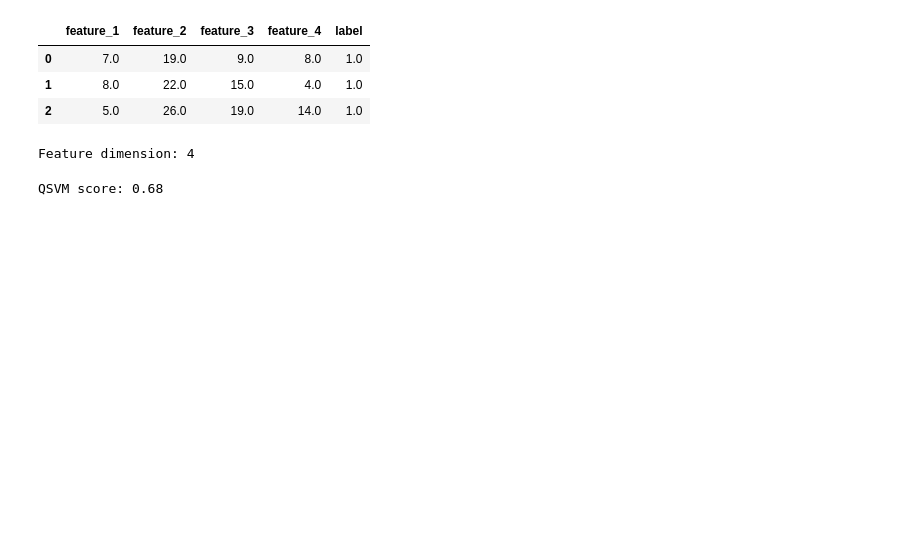
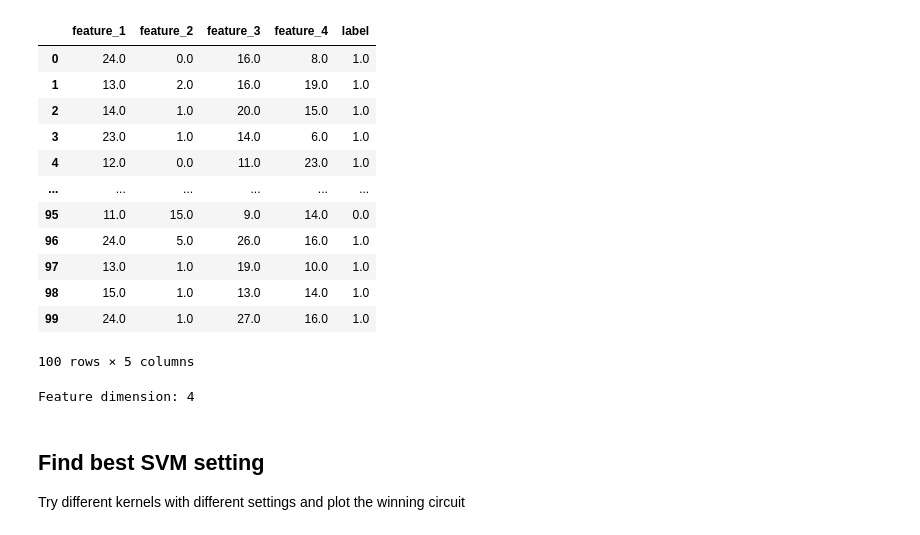
Before and after one commit to lukasbischof/qi-project, a Jupyter notebook: qsvm_vlds.ipynb, the cells around one changed output. Saved outputs shown, nothing was run; the diff lists cells and outputs as text; code cells hidden in the pictures; blank space fills up the shorter version.

Commit message:
Update QSVMs to match requirements

```diff
--- a/qsvm_vlds.ipynb
+++ b/qsvm_vlds.ipynb
@@ -12,12 +16,21 @@ from sklearn.model_selection import cross_val_score
 from sklearn.svm import SVC
 # %%
-df = pd.read_csv('datasets/vlds.csv', index_col=0)
-df.head(3)
+df = pd.read_csv('datasets/vlds_100.csv', index_col=0)
+df
 # %% [output]
 |  | feature_1 | feature_2 | feature_3 | feature_4 | label |
-| 0 | 7.0 | 19.0 | 9.0 | 8.0 | 1.0 |
-| 1 | 8.0 | 22.0 | 15.0 | 4.0 | 1.0 |
-| 2 | 5.0 | 26.0 | 19.0 | 14.0 | 1.0 |
+| 0 | 24.0 | 0.0 | 16.0 | 8.0 | 1.0 |
+| 1 | 13.0 | 2.0 | 16.0 | 19.0 | 1.0 |
+| 2 | 14.0 | 1.0 | 20.0 | 15.0 | 1.0 |
+| 3 | 23.0 | 1.0 | 14.0 | 6.0 | 1.0 |
+| 4 | 12.0 | 0.0 | 11.0 | 23.0 | 1.0 |
+| ... | ... | ... | ... | ... | ... |
+| 95 | 11.0 | 15.0 | 9.0 | 14.0 | 0.0 |
+| 96 | 24.0 | 5.0 | 26.0 | 16.0 | 1.0 |
+| 97 | 13.0 | 1.0 | 19.0 | 10.0 | 1.0 |
+| 98 | 15.0 | 1.0 | 13.0 | 14.0 | 1.0 |
+| 99 | 24.0 | 1.0 | 27.0 | 16.0 | 1.0 |
+100 rows × 5 columns
 # %%
 feature_dimension = df.shape[1] - 1
 print(f"Feature dimension: {feature_dimension}")
@@ -34,6 +50,10 @@ test_features = test.copy()
 
 train_labels = train_features.pop('label')
 test_labels = test_features.pop('label')
+# %% [markdown]
+## Find best SVM setting
+
+Try different kernels with different settings and plot the winning circuit
 # %%
 algorithm_globals.random_seed = 42
 quantum_instance = QuantumInstance(Aer.get_backend("aer_simulator"), shots=1024)
@@ -45,6 +59,0 @@ svc = SVC(kernel=kernel.evaluate)
-# %%
-svc.fit(train_features, train_labels)
-score = svc.score(test_features, test_labels)
-print(f"QSVM score: {score}")
-# %% [output]
-QSVM score: 0.68
```
Also changed, not shown: parts of 24 cells of this notebook, 2 other files.
